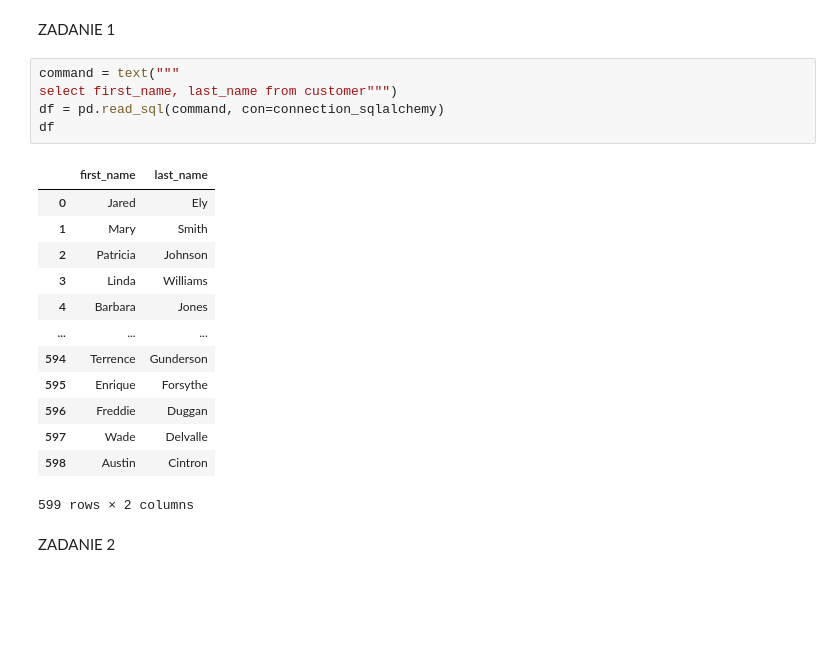
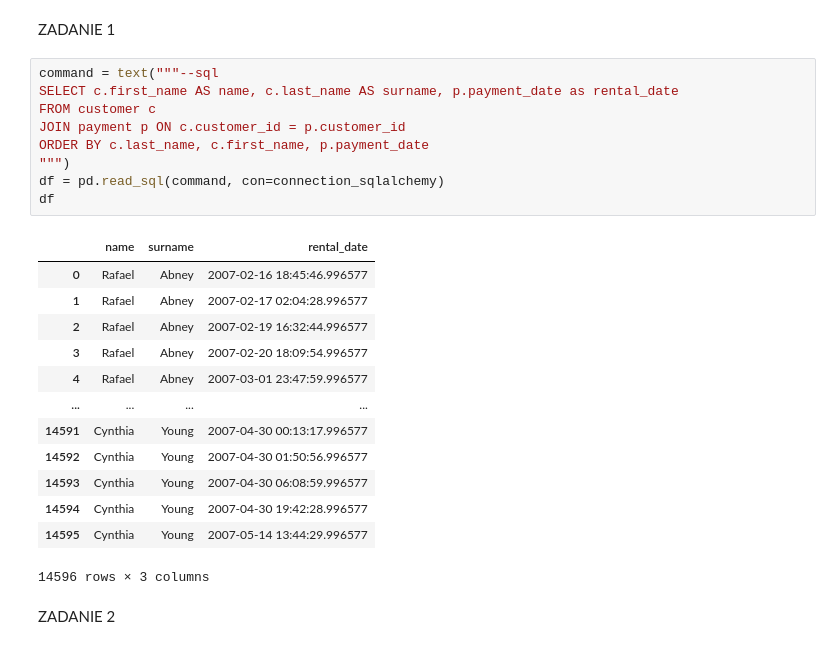
Before and after one commit to mayyyk/databases_labs, a Jupyter notebook: lab_3_join-main/script.ipynb, the cells around one changed output. Drawn from its saved outputs; the diff is of its cells as text; blank space fills up the shorter version.

```diff
--- a/lab_3_join-main/script.ipynb
+++ b/lab_3_join-main/script.ipynb
@@ -351,23 +291,27 @@ col_names
 # %% [markdown]
 ZADANIE 1
-# %%
-command = text("""
-select first_name, last_name from customer""")
-df = pd.read_sql(command, con=connection_sqlalchemy)
-df
-# %% [output]
-|  | first_name | last_name |
-| 0 | Jared | Ely |
-| 1 | Mary | Smith |
-| 2 | Patricia | Johnson |
-| 3 | Linda | Williams |
-| 4 | Barbara | Jones |
-| ... | ... | ... |
-| 594 | Terrence | Gunderson |
-| 595 | Enrique | Forsythe |
-| 596 | Freddie | Duggan |
-| 597 | Wade | Delvalle |
-| 598 | Austin | Cintron |
-599 rows × 2 columns
+# %%
+command = text("""--sql
+SELECT c.first_name AS name, c.last_name AS surname, p.payment_date as rental_date
+FROM customer c
+JOIN payment p ON c.customer_id = p.customer_id
+ORDER BY c.last_name, c.first_name, p.payment_date
+""")
+df = pd.read_sql(command, con=connection_sqlalchemy)
+df
+# %% [output]
+|  | name | surname | rental_date |
+| 0 | Rafael | Abney | 2007-02-16 18:45:46.996577 |
+| 1 | Rafael | Abney | 2007-02-17 02:04:28.996577 |
+| 2 | Rafael | Abney | 2007-02-19 16:32:44.996577 |
+| 3 | Rafael | Abney | 2007-02-20 18:09:54.996577 |
+| 4 | Rafael | Abney | 2007-03-01 23:47:59.996577 |
+| ... | ... | ... | ... |
+| 14591 | Cynthia | Young | 2007-04-30 00:13:17.996577 |
+| 14592 | Cynthia | Young | 2007-04-30 01:50:56.996577 |
+| 14593 | Cynthia | Young | 2007-04-30 06:08:59.996577 |
+| 14594 | Cynthia | Young | 2007-04-30 19:42:28.996577 |
+| 14595 | Cynthia | Young | 2007-05-14 13:44:29.996577 |
+14596 rows × 3 columns
 # %% [markdown]
 ZADANIE 2
```
Also changed, not shown: parts of 21 cells of this notebook, 1 other file.
